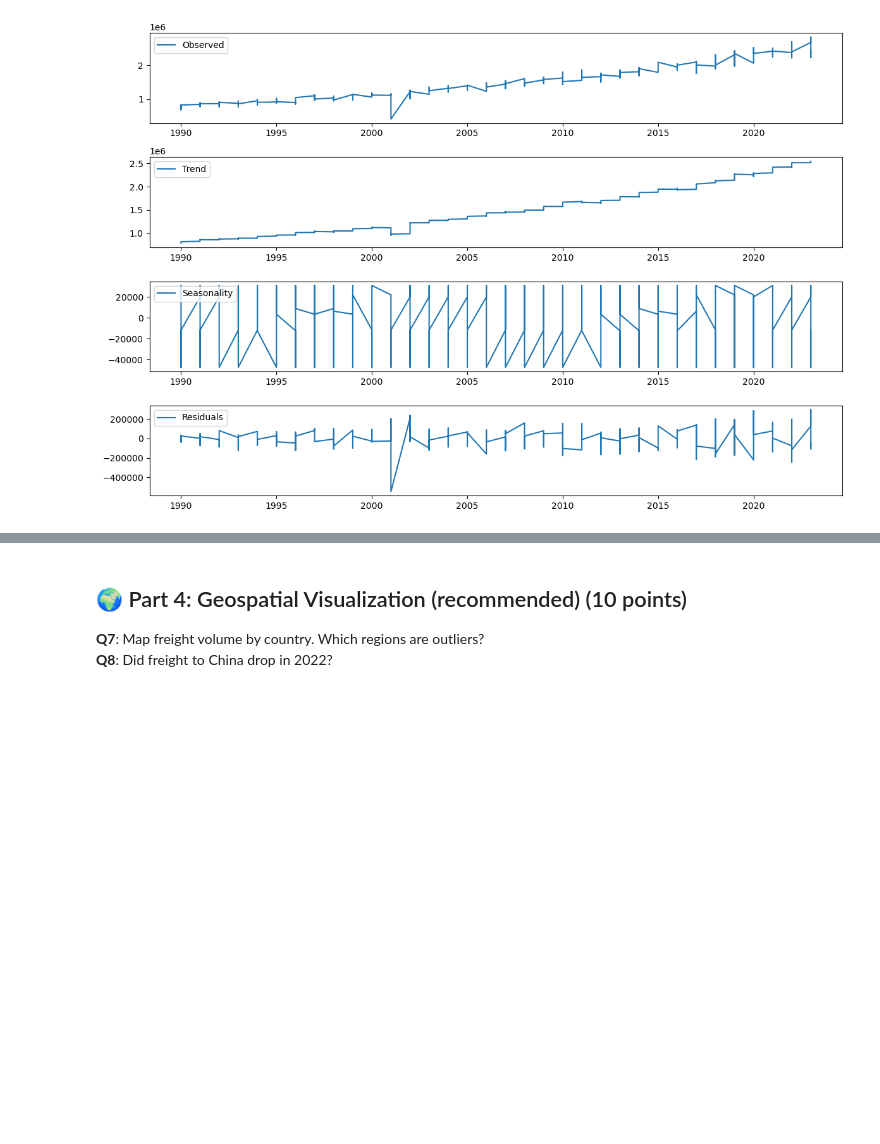
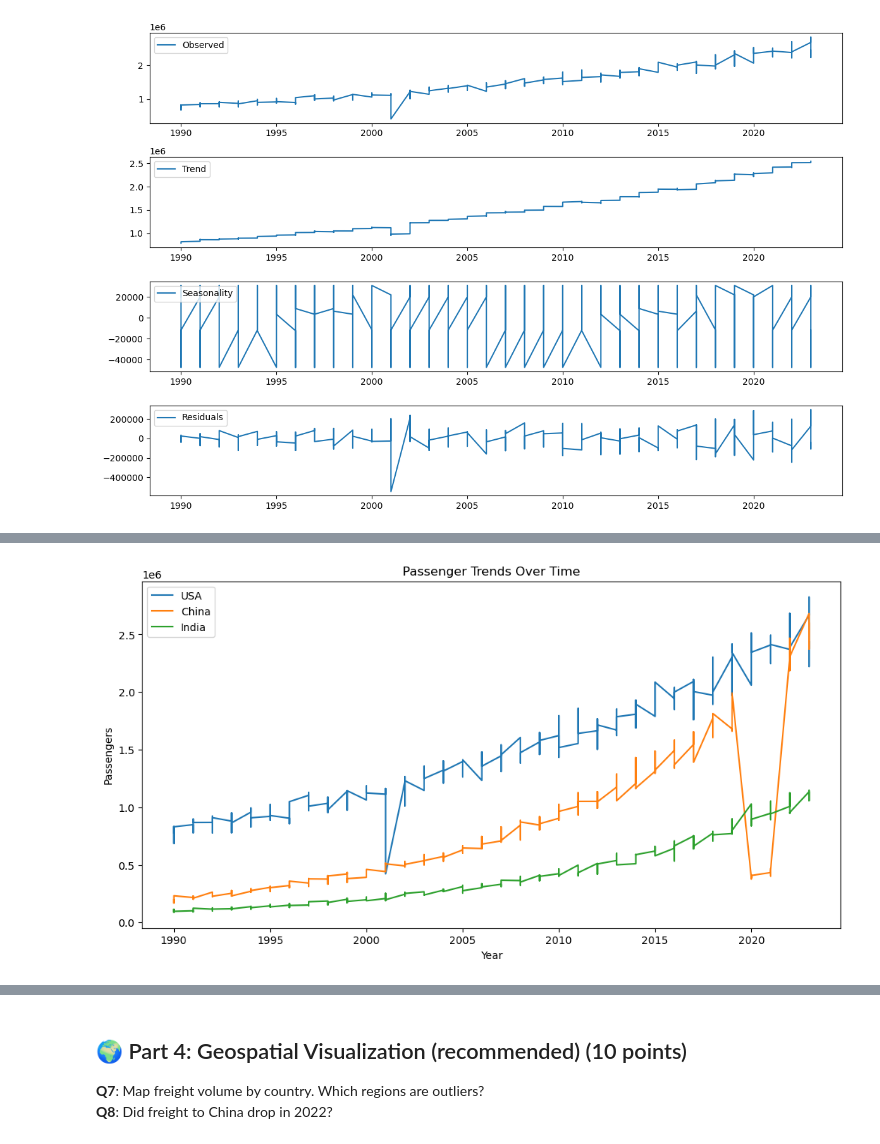
Before and after one commit to WRH-05/RobAI2, a Jupyter notebook: challenges/code/challenge-robai-1.ipynb, the cells around one changed output, grey strips where cells are left out. Saved outputs shown, nothing was run; the diff lists cells and outputs as text; code cells hidden in the pictures; blank space fills up the shorter version.

```diff
--- a/challenges/code/challenge-robai-1.ipynb
+++ b/challenges/code/challenge-robai-1.ipynb
@@ -313,0 +324,13 @@ i guess what we could make out of these is that september 11th was a big deal fo
+# %%
+# Time Series Line Plot
+plt.figure(figsize=(12, 6))
+for country in ['USA', 'China', 'India']:
+    country_data = a[a['Country'] == country]
+    plt.plot(country_data['Year'], country_data['Passengers'], label=country)
+plt.title('Passenger Trends Over Time')
+plt.xlabel('Year')
+plt.ylabel('Passengers')
+plt.legend()
+plt.show()
+# %% [output]
+[figure, added]
```
Also changed, not shown: parts of 8 cells of this notebook, 2 other files.
